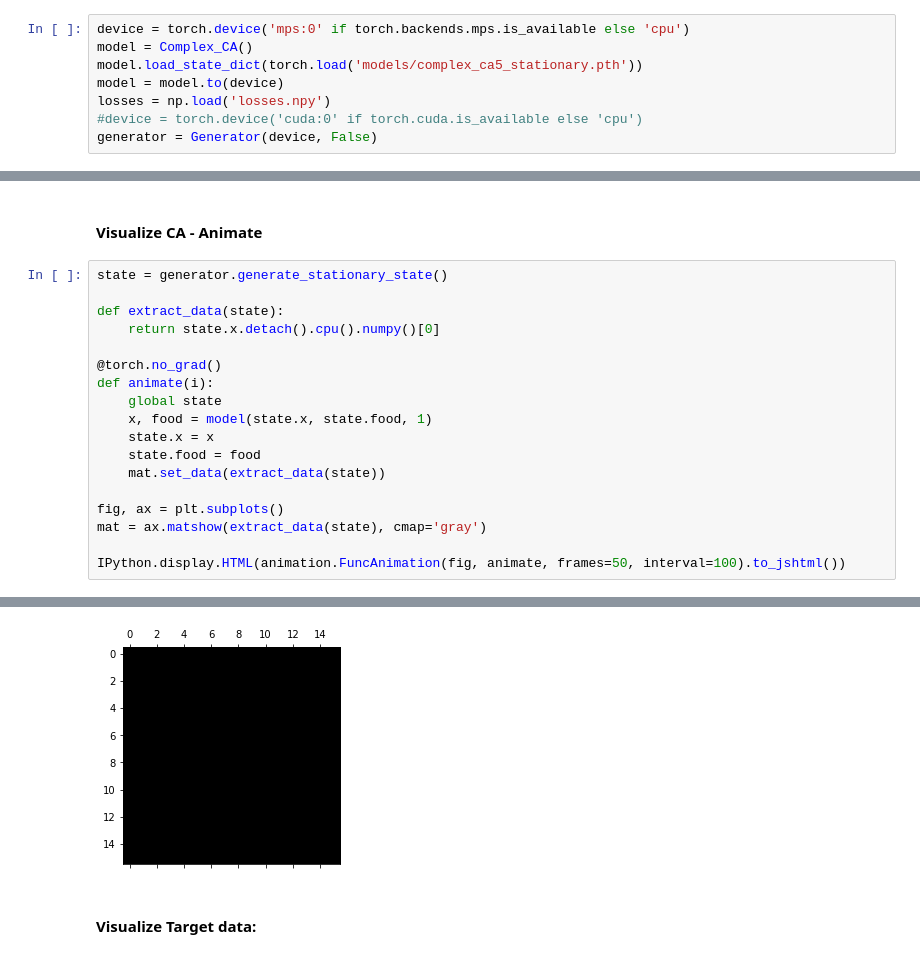
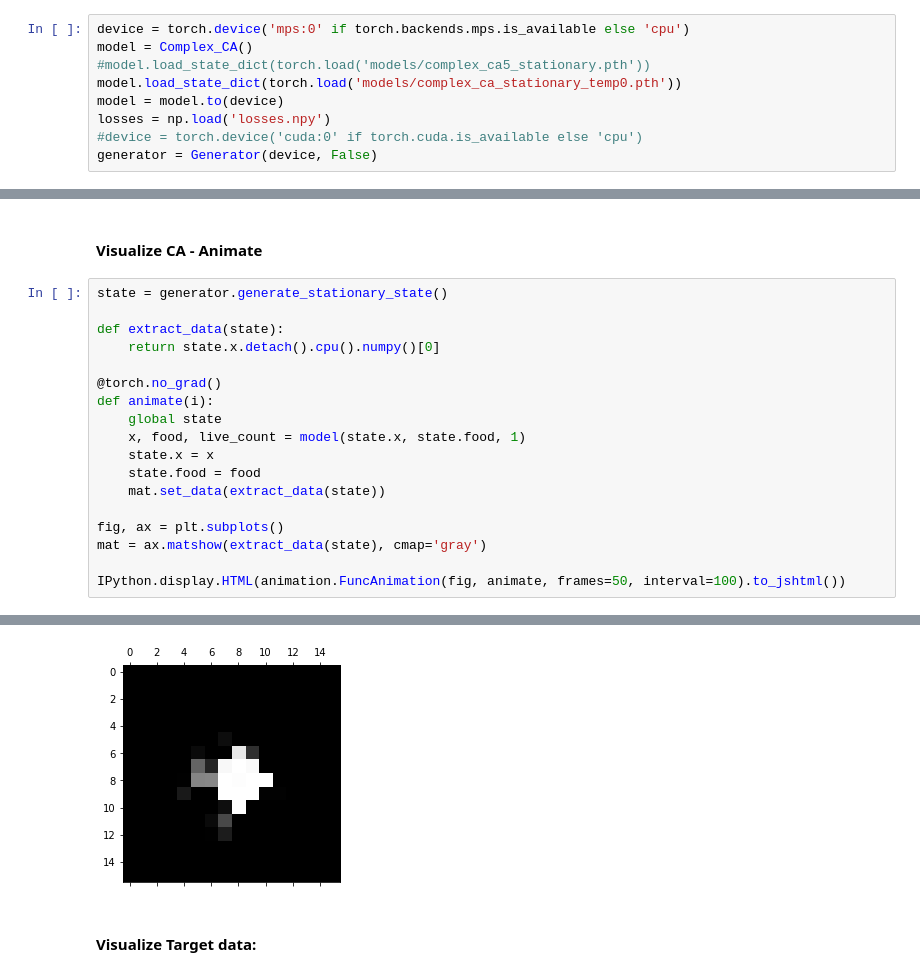
Before and after one commit to Yarlermanden/MultiCellularAutomata, a Jupyter notebook: Experiments/Visualize.ipynb, the cells around one changed output, grey strips where cells are left out. Drawn from its saved outputs; the diff is of its cells as text.

```diff
--- a/Experiments/Visualize.ipynb
+++ b/Experiments/Visualize.ipynb
@@ -19,7 +19,8 @@ from Model import Complex_CA
 # %%
 device = torch.device('mps:0' if torch.backends.mps.is_available else 'cpu')
 model = Complex_CA()
-model.load_state_dict(torch.load('models/complex_ca5_stationary.pth'))
+#model.load_state_dict(torch.load('models/complex_ca5_stationary.pth'))
+model.load_state_dict(torch.load('models/complex_ca_stationary_temp0.pth'))
 model = model.to(device)
 losses = np.load('losses.npy')
 #device = torch.device('cuda:0' if torch.cuda.is_available else 'cpu')
@@ -38,24 +39,24 @@ plt.show()
 # %%
 state = generator.generate_stationary_state()
 
 def extract_data(state):
     return state.x.detach().cpu().numpy()[0]
 
 @torch.no_grad()
 def animate(i):
     global state
-    x, food = model(state.x, state.food, 1)
+    x, food, live_count = model(state.x, state.food, 1)
     state.x = x
     state.food = food
     mat.set_data(extract_data(state))
 
 fig, ax = plt.subplots()
 mat = ax.matshow(extract_data(state), cmap='gray')
 
 IPython.display.HTML(animation.FuncAnimation(fig, animate, frames=50, interval=100).to_jshtml())
 # %% [output]
 [interactive output not drawn]
-[figure, old version]
+[figure, new version]
 # %% [markdown]
 #### Visualize Target data:
 # %%
```
Also changed, not shown: parts of 2 cells of this notebook, 3 other files.
